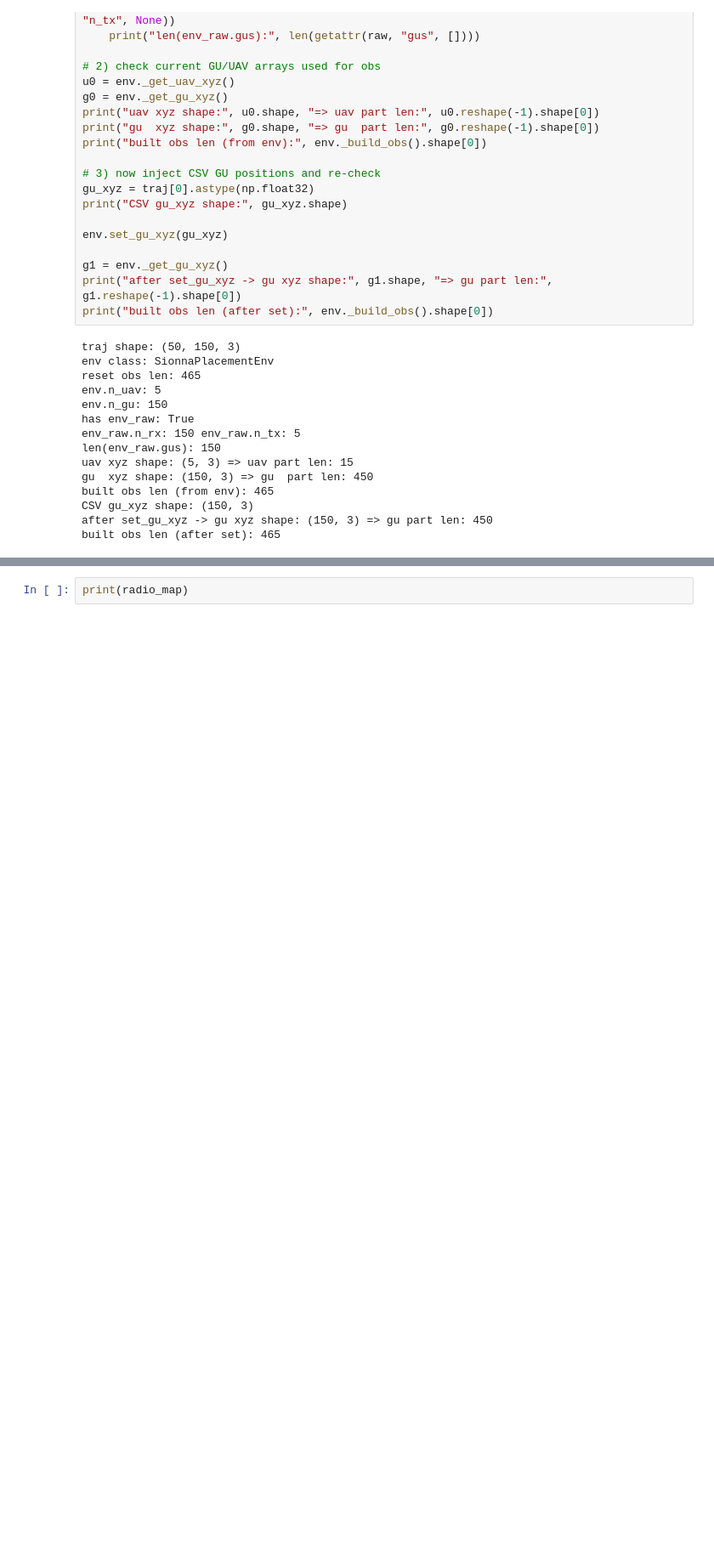
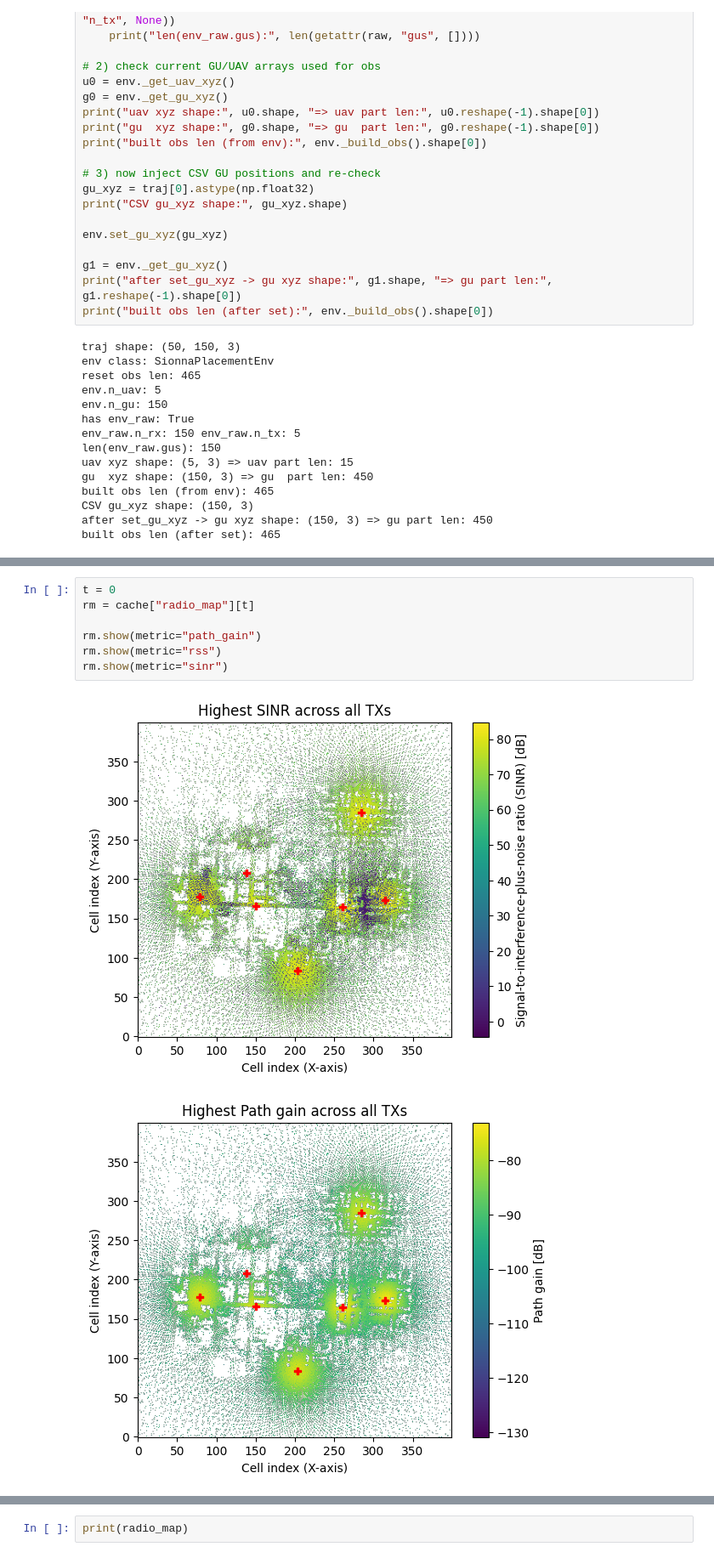
Before and after one commit to Lognam-Huang/MetaFANET-DT, a Jupyter notebook: eval_tools/model_a/(test for new) eval_modelA.ipynb, the cells around one changed output, grey strips where cells are left out. Shown at 85% size. Saved outputs shown, nothing was run; the diff lists cells and outputs as text; blank space fills up the shorter version.

```diff
--- a/eval_tools/model_a/(test for new) eval_modelA.ipynb
+++ b/eval_tools/model_a/(test for new) eval_modelA.ipynb
@@ -232,0 +410,10 @@ NameError: name 'compute_metrics_from_sinr' is not defined
+# %%
+t = 0
+rm = cache["radio_map"][t]
+
+rm.show(metric="path_gain")
+rm.show(metric="rss")
+rm.show(metric="sinr")
+# %% [output]
+[figure, added]
+[figure, added]
```
Also changed, not shown: parts of 11 cells of this notebook, 7 other files.
